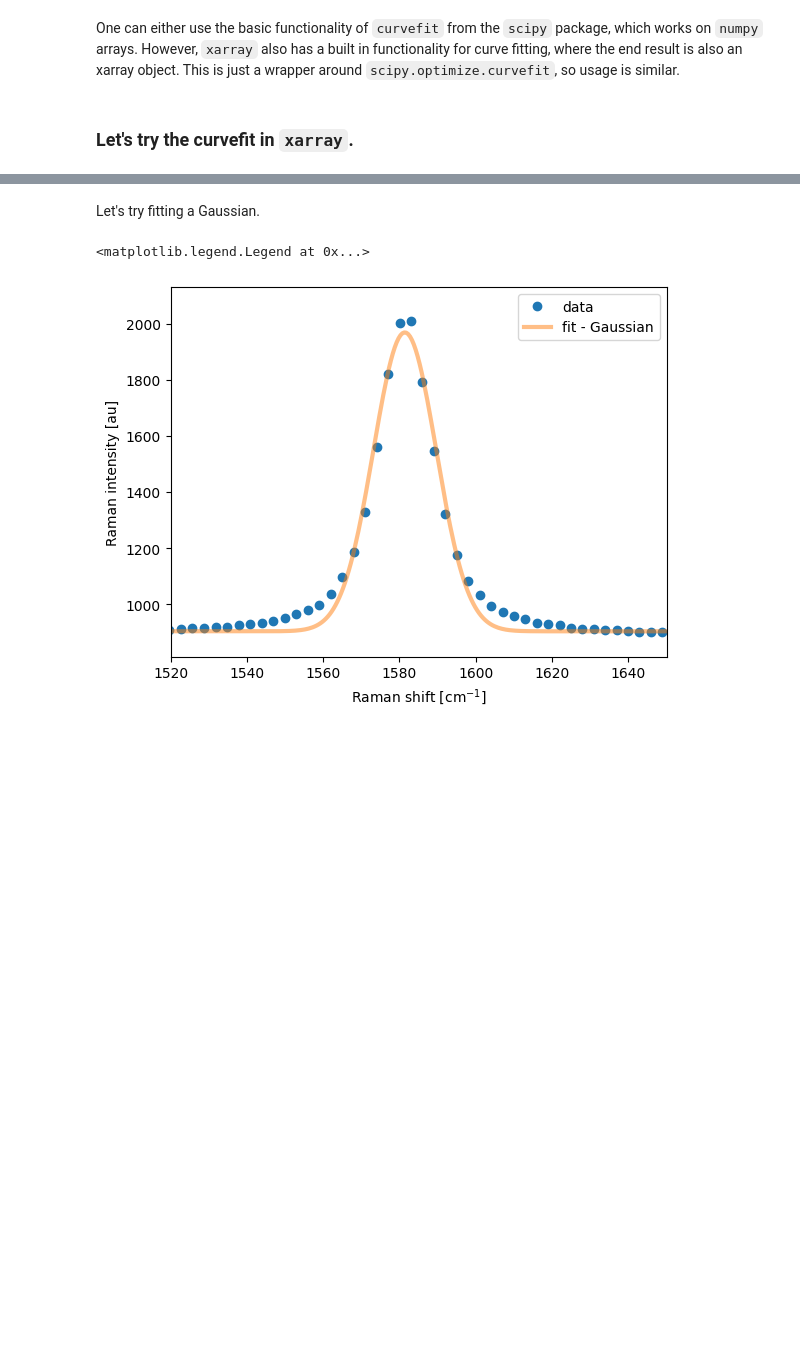
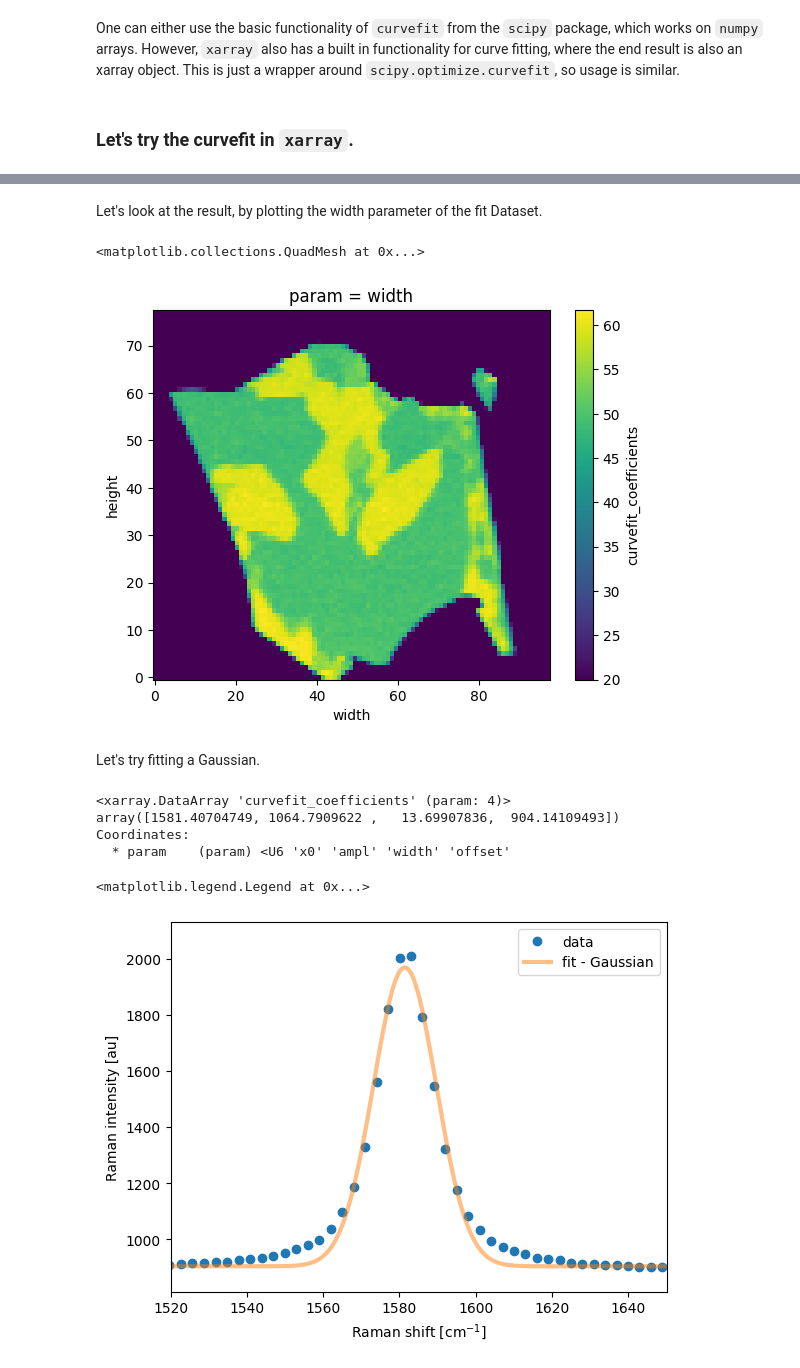
Before and after one commit to zrbyte/ramantools, a Jupyter notebook: ramantools tutorial.ipynb, the cells around one changed output, grey strips where cells are left out. Drawn from its saved outputs; the diff is of its cells as text; code cells hidden in the pictures; blank space fills up the shorter version.

```diff
--- a/ramantools tutorial.ipynb
+++ b/ramantools tutorial.ipynb
@@ -462,2 +502,9 @@ pl.legend()
+# %% [markdown]
+Let's look at the result, by plotting the width parameter of the fit Dataset.
+# %%
+mapfit['curvefit_coefficients'].sel(param = 'width').plot()
+# %% [output]
+<matplotlib.collections.QuadMesh at 0x...>
+[figure, added]
 # %% [markdown]
 Let's try fitting a Gaussian.
@@ -475,3 +522,10 @@ ssfit2 = single_s.ssxr.curvefit(
+# %%
+ssfit2['curvefit_coefficients']
+# %% [output]
+<xarray.DataArray 'curvefit_coefficients' (param: 4)>
+array([1581.40704749, 1064.7909622 ,   13.69907836,  904.14109493])
+Coordinates:
+  * param    (param) <U6 'x0' 'ampl' 'width' 'offset'
 # %%
 shift = np.linspace(1500, 1650, num = 300)
 single_s.ssxr.plot(marker = 'o', lw = 0, label = 'data')
```
Also changed, not shown: parts of 17 cells of this notebook, 10 other files.
